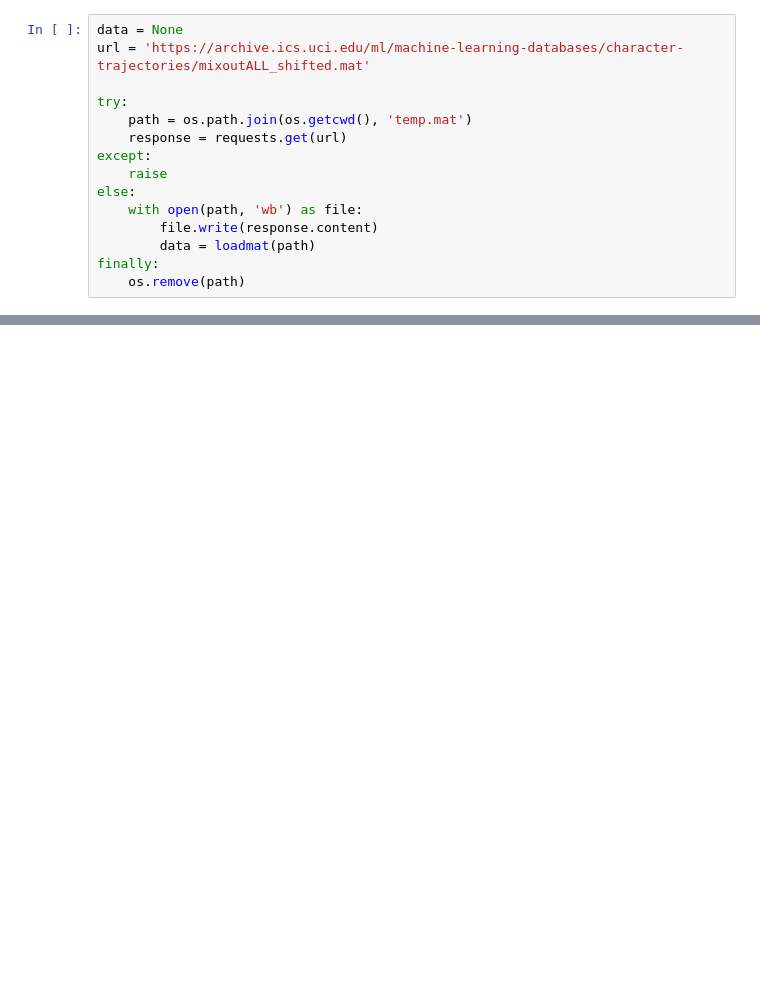
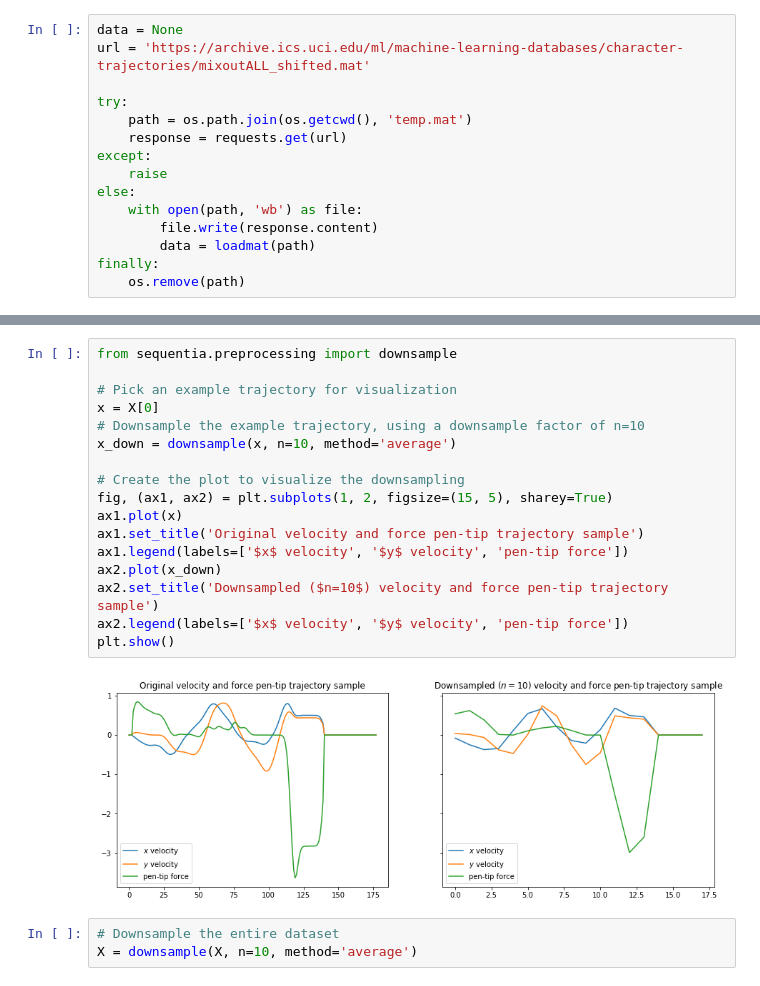
Before and after one commit to eonu/sequentia, a Jupyter notebook: examples/2 - Pen-Tip Trajectories.ipynb, the cells around one changed output, grey strips where cells are left out. Drawn from its saved outputs; the diff is of its cells as text; blank space fills up the shorter version.

```diff
--- a/examples/2 - Pen-Tip Trajectories.ipynb
+++ b/examples/2 - Pen-Tip Trajectories.ipynb
@@ -46,0 +70,22 @@ TypeError: boolean() missing 1 required positional argument: 'desc'
+# %%
+from sequentia.preprocessing import downsample
+
+# Pick an example trajectory for visualization
+x = X[0]
+# Downsample the example trajectory, using a downsample factor of n=10
+x_down = downsample(x, n=10, method='average')
+
+# Create the plot to visualize the downsampling
+fig, (ax1, ax2) = plt.subplots(1, 2, figsize=(15, 5), sharey=True)
+ax1.plot(x)
+ax1.set_title('Original velocity and force pen-tip trajectory sample')
+ax1.legend(labels=['$x$ velocity', '$y$ velocity', 'pen-tip force'])
+ax2.plot(x_down)
+ax2.set_title('Downsampled ($n=10$) velocity and force pen-tip trajectory sample')
+ax2.legend(labels=['$x$ velocity', '$y$ velocity', 'pen-tip force'])
+plt.show()
+# %% [output]
+[figure, added]
+# %%
+# Downsample the entire dataset
+X = downsample(X, n=10, method='average')
```
Also changed, not shown: parts of 23 cells of this notebook, 1 other file.
